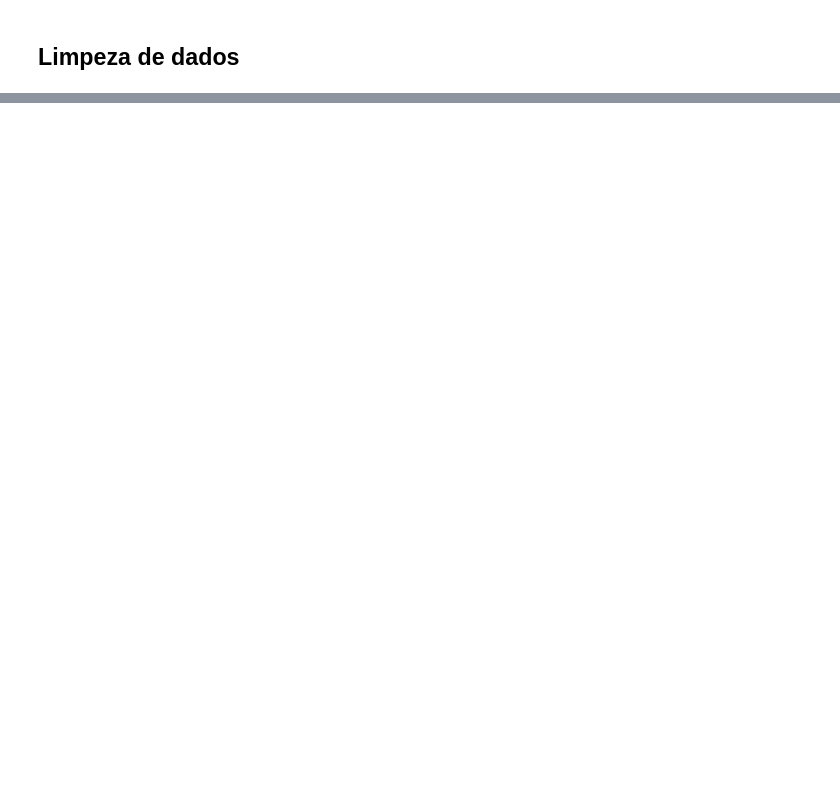
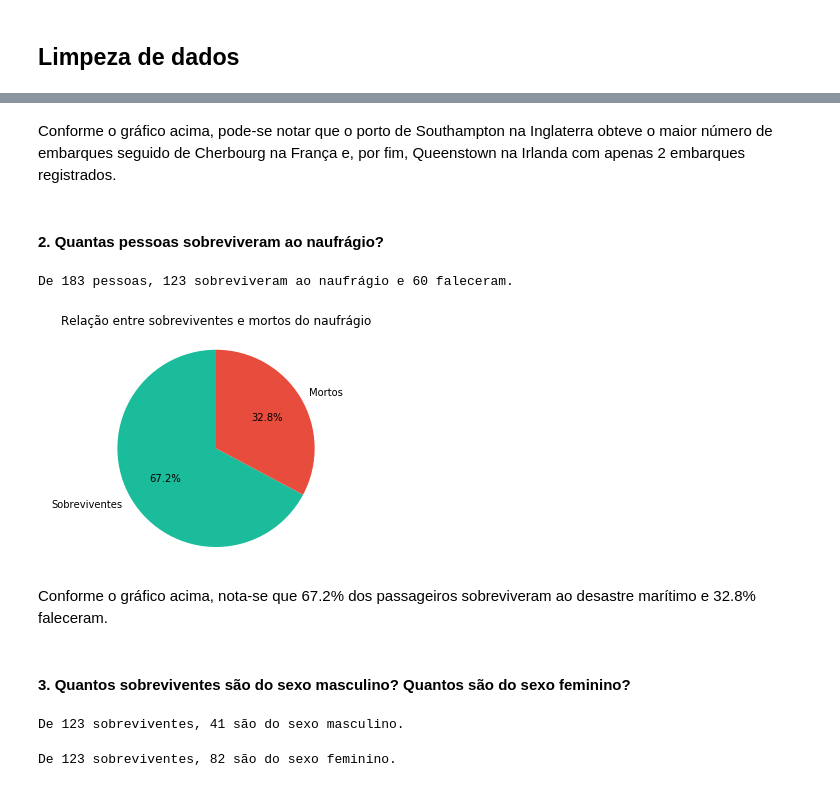
Before and after one commit to calaca/ndfdsi-investigate-a-dataset, a Jupyter notebook: investigate_a_dataset_titanic.ipynb, the cells around one changed output, grey strips where cells are left out. Drawn from its saved outputs; the diff is of its cells as text; code cells hidden in the pictures; blank space fills up the shorter version.

```diff
--- a/investigate_a_dataset_titanic.ipynb
+++ b/investigate_a_dataset_titanic.ipynb
@@ -347,0 +215,4 @@ Nota-se que houveram mais sobreviventes do que mortos neste acidente. Dos sobrev
+# %%
+relatives_column = df[['sib_sp', 'parch']].dot([1, 1])
+df['relatives'] = relatives_column
+df.drop(columns=['sib_sp', 'parch'], inplace=True)
@@ -347,0 +237,29 @@ Nota-se que houveram mais sobreviventes do que mortos neste acidente. Dos sobrev
+# %%
+def create_chart(c_type, c_data, c_labels, c_colors, c_title, c_x_label, c_y_label):
+    """
+    Cria um gráfico conforme o tipo e dados informados.
+    Argumentos:
+        c_type: Tipo de gráfico.
+        c_data: Dados para gerar o gráfico.
+        c_labels: Rótulos dos dados do gráfico.
+        c_colors: Array de cores para o gráfico.
+        c_title: Título do gráfico.
+    Retorna:
+        Um gráfico.
+    """
+    if(c_type == 'pie'):
+        fig, ax = plt.subplots()
+        ax.pie(c_data, labels=c_labels, autopct='%1.1f%%', startangle=90, colors=c_colors)
+        ax.axis('equal')
+        ax.set_title(c_title, pad=15)
+        plt.show()
+    elif(c_type == 'bar'):
+        index = np.arange(len(c_labels))
+        plt.bar(index, c_data, align='center', alpha=0.75, color=c_colors)
+        plt.xlabel(c_x_label)
+        plt.ylabel(c_y_label)
+        plt.xticks(index, c_labels)
+        plt.title(c_title)
+        plt.show()
+    else:
+        return 'Este tipo de gráfico não é suportado. Tente "bar" ou "pie".'
@@ -347,0 +283,30 @@ Nota-se que houveram mais sobreviventes do que mortos neste acidente. Dos sobrev
+# %% [markdown]
+Conforme o gráfico acima, pode-se notar que o porto de Southampton na Inglaterra obteve o maior número de embarques seguido de Cherbourg na França e, por fim, Queenstown na Irlanda com apenas 2 embarques registrados.
+# %% [markdown]
+#### 2. Quantas pessoas sobreviveram ao naufrágio?
+# %%
+num_survivors = df[df['survived']=='yes'].count()[0]
+num_deceased = df.shape[0] - num_survivors
+print('De {} pessoas, {} sobreviveram ao naufrágio e {} faleceram.'.format(df.shape[0], num_survivors, num_deceased))
+# %% [output]
+De 183 pessoas, 123 sobreviveram ao naufrágio e 60 faleceram.
+# %%
+num_survivors_deceased = np.array([num_survivors, num_deceased])
+labels = ['Sobreviventes', 'Mortos']
+create_chart('pie', num_survivors_deceased, labels, ['#1abc9c', '#e74c3c'], 'Relação entre sobreviventes e mortos do naufrágio', '', '')
+# %% [output]
+[figure, added]
+# %% [markdown]
+Conforme o gráfico acima, nota-se que 67.2% dos passageiros sobreviveram ao desastre marítimo e 32.8% faleceram.
+# %% [markdown]
+#### 3. Quantos sobreviventes são do sexo masculino? Quantos são do sexo feminino?
+# %%
+num_male_survivors = df[(df['survived']=='yes') & (df['sex']=='male')].count()[0]
+print('De {} sobreviventes, {} são do sexo masculino.'.format(num_survivors, num_male_survivors))
+# %% [output]
+De 123 sobreviventes, 41 são do sexo masculino.
+# %%
+num_female_survivors = df[(df['survived']=='yes') & (df['sex']=='female')].count()[0]
+print('De {} sobreviventes, {} são do sexo feminino.'.format(num_survivors, num_female_survivors))
+# %% [output]
+De 123 sobreviventes, 82 são do sexo feminino.
```
Also changed, not shown: parts of 100 cells of this notebook, 1 other file.
